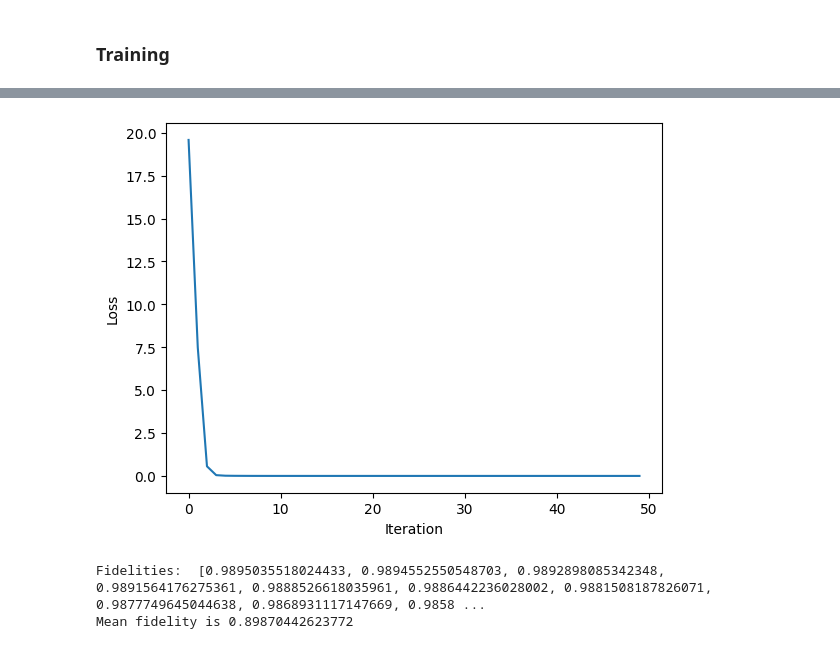
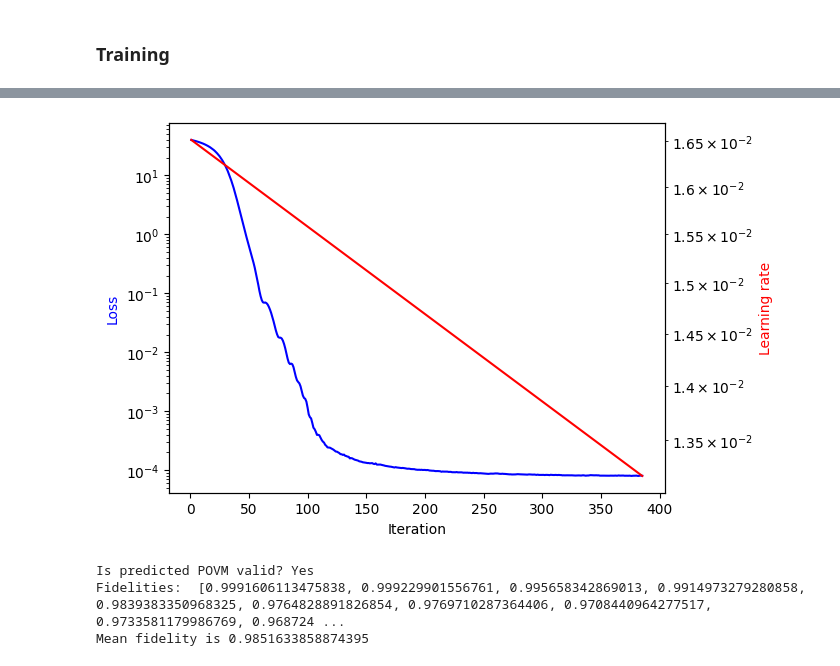
Before and after one commit to amanuelanteneh/gd-qdt, a Jupyter notebook: diag_gd_opt.ipynb, the cells around one changed output, grey strips where cells are left out. Saved outputs shown, nothing was run; the diff lists cells and outputs as text; code cells hidden in the pictures.

```diff
--- a/diag_gd_opt.ipynb
+++ b/diag_gd_opt.ipynb
@@ -205,0 +115,16 @@ for step in tqdm(range(iterations), desc="Learning POVM"):
+# %%
+study = optuna.create_study(
+    direction="minimize",
+    pruner=optuna.pruners.MedianPruner(n_startup_trials=5),
+)
+
+study.optimize(partial_objective_fn, n_trials=num_trials)
+
+best_trial = study.best_trial
+
+logits, losses, lr_vals, iters = (
+    best_trial.user_attrs["logits"],
+    best_trial.user_attrs["losses"],
+    best_trial.user_attrs["lr_vals"],
+    best_trial.user_attrs["iters"],
+)
@@ -206,6 +149,17 @@ for step in tqdm(range(iterations), desc="Learning POVM"):
 # %%
-print("Final loss:", losses[-1])
-plt.ylabel('Loss')
-plt.xlabel('Iteration')
-plt.plot(losses);
+print(f"Final loss: {losses[-1]:.2e}")
+
+fig, ax1 = plt.subplots()
+ax2 = ax1.twinx()
+
+ax1.plot(iters, losses, 'b-', label='Loss')
+ax2.plot(iters, lr_vals, 'r-', label='Learning rate')
+
+ax1.set_xlabel('Iteration')
+ax1.set_ylabel('Loss', color='b')
+ax1.set_yscale("log")
+ax2.set_yscale("log")
+ax2.set_ylabel('Learning rate', color='r')
+
+plt.show();
 # %% [output]
@@ -213 +167 @@ Final loss: 8.464150326995935e-06
-[figure, old version]
+[figure, new version]
@@ -218,15 +168,14 @@ Final loss: 8.464150326995935e-06
 # %%
 with th.no_grad():
-    probs = th.softmax(logits, dim=1).to('cpu')  # rows are probability vectors
-    # pred_povm_full = [ th.diag(probs[:, i]).to('cpu') for i in range(true_povm.shape[1]) ]
-    # true_povm_full = [ th.diag(true_povm[:, i]) for i in range(true_povm.shape[1]) ]
+    probs = th.softmax(logits, dim=1).to('cpu')  # rows are probability vectors so apply softmax along them
 
-    # print(f'Is predicted POVM valid? {"Yes" if check_povm_validity(pred_povm_full, tol=1e-5) else "No"}')
+    print(f'Is predicted POVM valid? {"Yes" if check_diag_povm(probs.T, tol=1e-5) else "No"}')
 
-    Fs = [ diagonal_povm_fidelity(th.diag(probs[:, i]), true_povm[:, i]) for i in range(true_povm.shape[1]) ]
+    Fs = [ diag_povm_fidelity(th.diag(probs[:, i]), true_povm[:, i]) for i in range(true_povm.shape[1]) ]
     print("Fidelities: ", Fs)
     print(f"Mean fidelity is {sum(Fs)/len(Fs)}")
 # %% [output]
-Fidelities:  [0.9895035518024433, 0.9894552550548703, 0.9892898085342348, 0.9891564176275361, 0.9888526618035961, 0.9886442236028002, 0.9881508187826071, 0.9877749645044638, 0.9868931117147669, 0.9858 ...
-Mean fidelity is 0.89870442623772
+Is predicted POVM valid? Yes
+Fidelities:  [0.9991606113475838, 0.999229901556761, 0.995658342869013, 0.9914973279280858, 0.9839383350968325, 0.9764828891826854, 0.9769710287364406, 0.9708440964277517, 0.9733581179986769, 0.968724 ...
+Mean fidelity is 0.9851633858874395
 # %%
```
Also changed, not shown: parts of 21 cells of this notebook, 6 other files.
